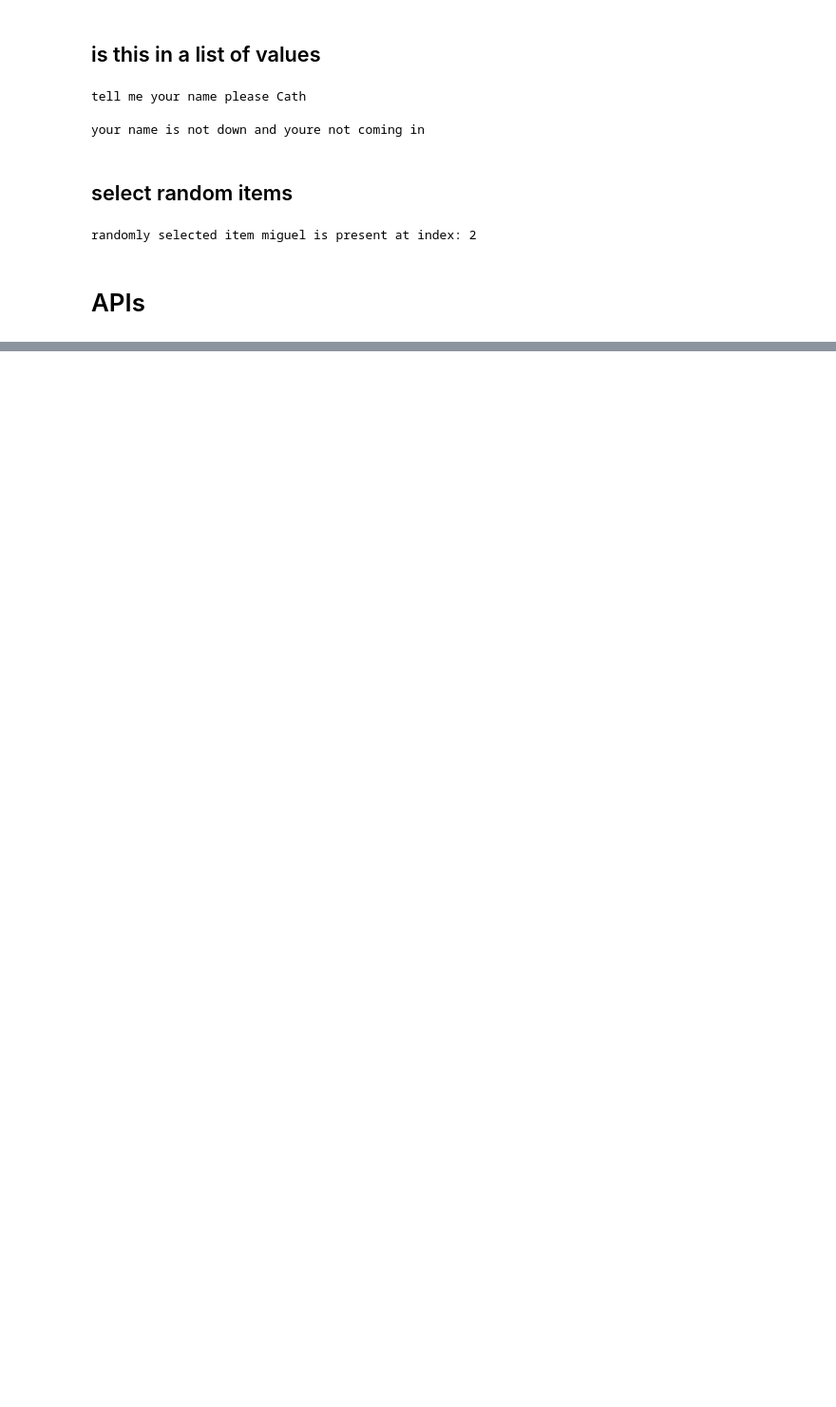
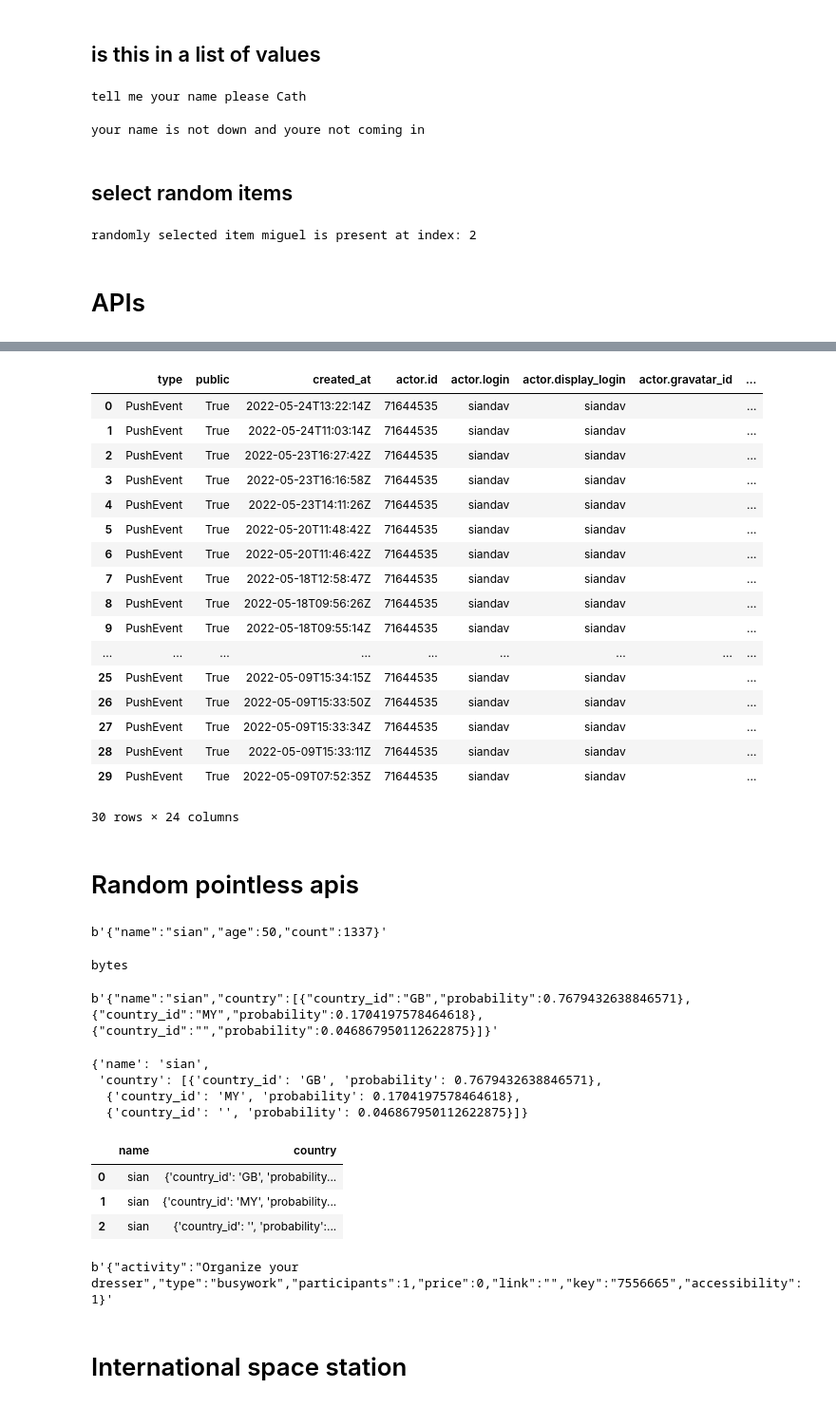
Before and after one commit to student-IH-labs-and-stuff/BCNDATA2022, a Jupyter notebook: ClassMaterials/Week7/sians_notebooks/APIs - user input.ipynb, the cells around one changed output, grey strips where cells are left out. Shown at 95% size. Drawn from its saved outputs; the diff is of its cells as text; code cells hidden in the pictures; blank space fills up the shorter version.

```diff
--- a/ClassMaterials/Week7/sians_notebooks/APIs - user input.ipynb
+++ b/ClassMaterials/Week7/sians_notebooks/APIs - user input.ipynb
@@ -71,0 +139,23 @@ randomly selected item miguel is present at index: 2
+# %%
+github_df.iloc[:,1:25]
+# %% [output]
+|  | type | public | created_at | actor.id | actor.login | actor.display_login | actor.gravatar_id | ... |
+| 0 | PushEvent | True | 2022-05-24T13:22:14Z | 71644535 | siandav | siandav |  | ... |
+| 1 | PushEvent | True | 2022-05-24T11:03:14Z | 71644535 | siandav | siandav |  | ... |
+| 2 | PushEvent | True | 2022-05-23T16:27:42Z | 71644535 | siandav | siandav |  | ... |
+| 3 | PushEvent | True | 2022-05-23T16:16:58Z | 71644535 | siandav | siandav |  | ... |
+| 4 | PushEvent | True | 2022-05-23T14:11:26Z | 71644535 | siandav | siandav |  | ... |
+| 5 | PushEvent | True | 2022-05-20T11:48:42Z | 71644535 | siandav | siandav |  | ... |
+| 6 | PushEvent | True | 2022-05-20T11:46:42Z | 71644535 | siandav | siandav |  | ... |
+| 7 | PushEvent | True | 2022-05-18T12:58:47Z | 71644535 | siandav | siandav |  | ... |
+| 8 | PushEvent | True | 2022-05-18T09:56:26Z | 71644535 | siandav | siandav |  | ... |
+| 9 | PushEvent | True | 2022-05-18T09:55:14Z | 71644535 | siandav | siandav |  | ... |
+| ... | ... | ... | ... | ... | ... | ... | ... | ... |
+| 25 | PushEvent | True | 2022-05-09T15:34:15Z | 71644535 | siandav | siandav |  | ... |
+| 26 | PushEvent | True | 2022-05-09T15:33:50Z | 71644535 | siandav | siandav |  | ... |
+| 27 | PushEvent | True | 2022-05-09T15:33:34Z | 71644535 | siandav | siandav |  | ... |
+| 28 | PushEvent | True | 2022-05-09T15:33:11Z | 71644535 | siandav | siandav |  | ... |
+| 29 | PushEvent | True | 2022-05-09T07:52:35Z | 71644535 | siandav | siandav |  | ... |
+30 rows × 24 columns
+# %% [markdown]
+# Random pointless apis
@@ -71,0 +164,8 @@ randomly selected item miguel is present at index: 2
+# %%
+response.content
+# %% [output]
+b'{"name":"sian","age":50,"count":1337}'
+# %%
+type(response.content)
+# %% [output]
+bytes
@@ -71,0 +174,4 @@ randomly selected item miguel is present at index: 2
+# %%
+response.content
+# %% [output]
+b'{"name":"sian","country":[{"country_id":"GB","probability":0.7679432638846571},{"country_id":"MY","probability":0.1704197578464618},{"country_id":"","probability":0.046867950112622875}]}'
@@ -71,0 +180,7 @@ randomly selected item miguel is present at index: 2
+# %%
+my_json
+# %% [output]
+{'name': 'sian',
+ 'country': [{'country_id': 'GB', 'probability': 0.7679432638846571},
+  {'country_id': 'MY', 'probability': 0.1704197578464618},
+  {'country_id': '', 'probability': 0.046867950112622875}]}
@@ -71,0 +189,7 @@ randomly selected item miguel is present at index: 2
+# %%
+new
+# %% [output]
+|  | name | country |
+| 0 | sian | {'country_id': 'GB', 'probability... |
+| 1 | sian | {'country_id': 'MY', 'probability... |
+| 2 | sian | {'country_id': '', 'probability':... |
@@ -71,0 +199,6 @@ randomly selected item miguel is present at index: 2
+# %%
+response.content
+# %% [output]
+b'{"activity":"Organize your dresser","type":"busywork","participants":1,"price":0,"link":"","key":"7556665","accessibility":1}'
+# %% [markdown]
+# International space station
```
Also changed, not shown: parts of 36 cells of this notebook.
